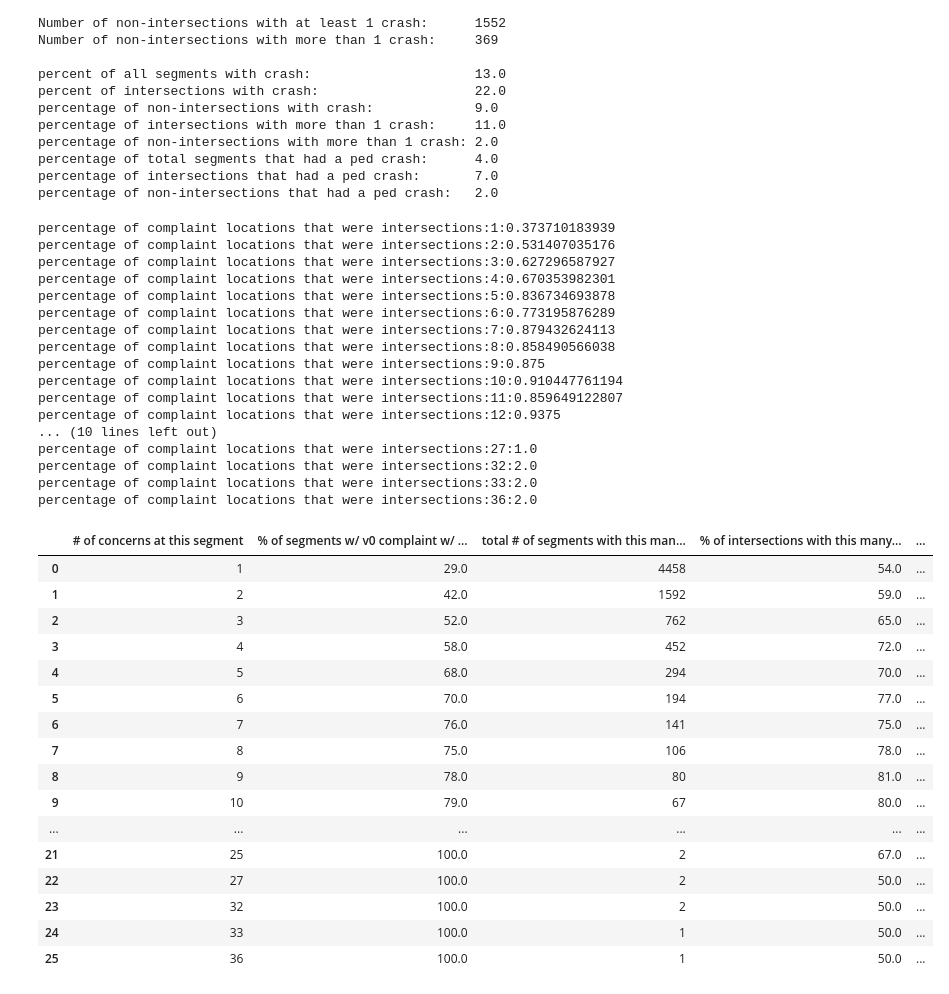
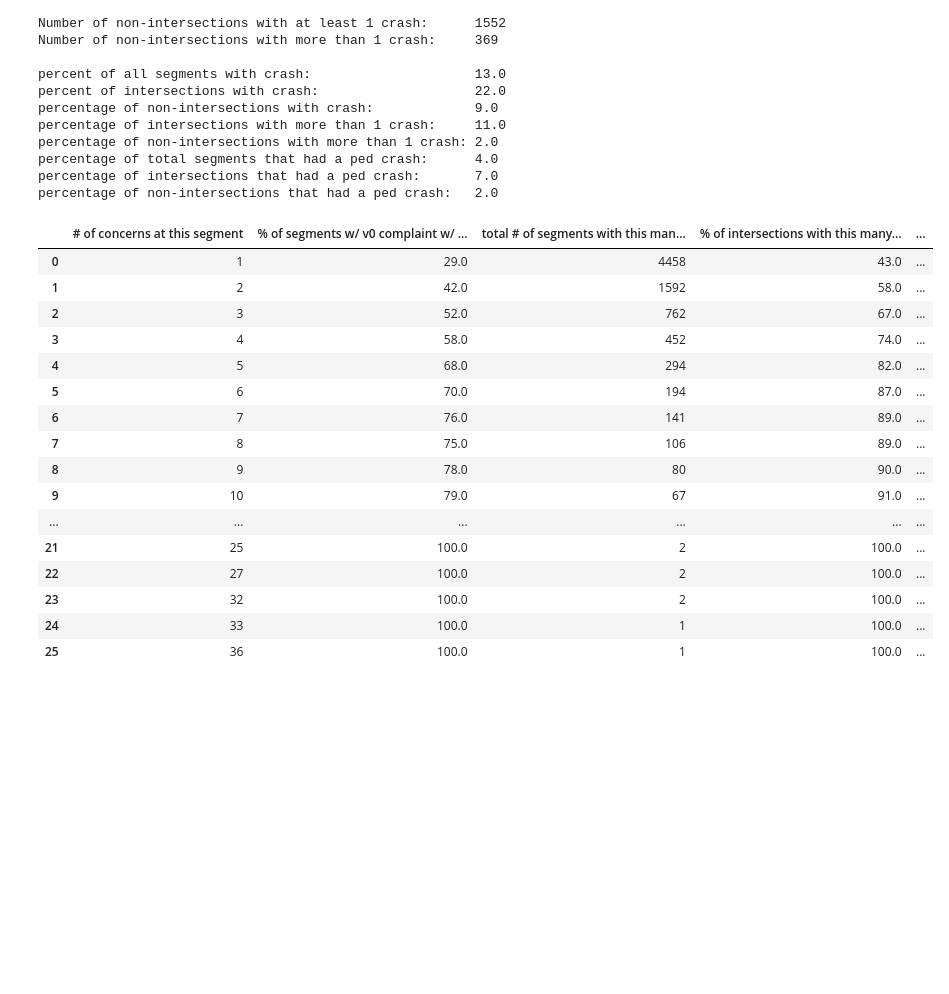
Before and after one commit to insight-lane/crash-model, a Jupyter notebook: src/data/sandbox/vision_zero_analysis.ipynb, the cells around one changed output. Drawn from its saved outputs; the diff is of its cells as text; code cells hidden in the pictures; blank space fills up the shorter version.

```diff
--- a/src/data/sandbox/vision_zero_analysis.ipynb
+++ b/src/data/sandbox/vision_zero_analysis.ipynb
@@ -169,7 +169,7 @@ for key, value in sorted_matching:
         'total': value['inter']['crash'] + value['inter']['no_crash'] \
             + value['non_inter']['crash'] + value['non_inter']['no_crash'],
         'crashes': value['inter']['crash'] + value['non_inter']['crash'],
-        'inters_total': value['inter']['crash'] + value['inter']['crash'], # Count of intersections with a concern
+        'inters_total': value['inter']['crash'] + value['inter']['no_crash'], # Count of intersections with a concern
         'inters_crashes': value['inter']['crash'],
         'non_inters_total': value['non_inter']['crash'] + value['non_inter']['no_crash'],
         'non_inters_crashes':  value['non_inter']['crash'],
@@ -184,69 +184,49 @@ for key, value in sorted_matching:
             counts['inters_crashes'] += value2['inter']['crash']
             counts['non_inters_total'] += value2['non_inter']['crash'] + value2['non_inter']['no_crash']
             counts['non_inters_crashes'] += value2['non_inter']['crash']
     total_percent_v0 = round(100 * float(counts['crashes'])/float(counts['total']))
     inter_percent_v0 = round(100 * float(counts['inters_crashes'])/float(counts['inters_total']))
     non_inter_percent_v0 = round((100 * float(counts['non_inters_crashes'])/float(counts['non_inters_total'])) if counts['non_inters_total'] else 0)
     results.append([
         key,
         total_percent_v0,
         counts['total'], # total count
         inter_percent_v0,
         counts['inters_total'], # total # of intersections with this many or more complaints
         non_inter_percent_v0,
         counts['non_inters_total'], # total # of non-intersections with this many or more complaints
         round(100 * float(counts['inters_total'])/float(counts['total']))
     ])
-    print
-    print 'percentage of complaint locations that were intersections:' + str(key) + ':' \
-            + str(float(counts['inters_total'])/float(counts['total']))
 
 
 pd.DataFrame(results, columns=[
     '# of concerns at this segment',
     '% of segments w/ v0 complaint w/ crash',
     'total # of segments with this many or more concerns',
     '% of intersections with this many or more concerns with a crash',
     '# of intersections with this many concerns',
     '% of non-intersections with this many concerns with a crash',
     '# of non-intersections with this many concerns',
     '% of these locations that were at an intersection'
 ])
 # %% [output]
-percentage of complaint locations that were intersections:1:0.373710183939
-percentage of complaint locations that were intersections:2:0.531407035176
-percentage of complaint locations that were intersections:3:0.627296587927
-percentage of complaint locations that were intersections:4:0.670353982301
-percentage of complaint locations that were intersections:5:0.836734693878
-percentage of complaint locations that were intersections:6:0.773195876289
-percentage of complaint locations that were intersections:7:0.879432624113
-percentage of complaint locations that were intersections:8:0.858490566038
-percentage of complaint locations that were intersections:9:0.875
-percentage of complaint locations that were intersections:10:0.910447761194
-percentage of complaint locations that were intersections:11:0.859649122807
-percentage of complaint locations that were intersections:12:0.9375
-... (10 lines left out)
-percentage of complaint locations that were intersections:27:1.0
-percentage of complaint locations that were intersections:32:2.0
-percentage of complaint locations that were intersections:33:2.0
-percentage of complaint locations that were intersections:36:2.0
 |  | # of concerns at this segment | % of segments w/ v0 complaint w/ ... | total # of segments with this man... | % of intersections with this many... | ... |
-| 0 | 1 | 29.0 | 4458 | 54.0 | ... |
-| 1 | 2 | 42.0 | 1592 | 59.0 | ... |
-| 2 | 3 | 52.0 | 762 | 65.0 | ... |
-| 3 | 4 | 58.0 | 452 | 72.0 | ... |
-| 4 | 5 | 68.0 | 294 | 70.0 | ... |
-| 5 | 6 | 70.0 | 194 | 77.0 | ... |
-| 6 | 7 | 76.0 | 141 | 75.0 | ... |
-| 7 | 8 | 75.0 | 106 | 78.0 | ... |
-| 8 | 9 | 78.0 | 80 | 81.0 | ... |
-| 9 | 10 | 79.0 | 67 | 80.0 | ... |
+| 0 | 1 | 29.0 | 4458 | 43.0 | ... |
+| 1 | 2 | 42.0 | 1592 | 58.0 | ... |
+| 2 | 3 | 52.0 | 762 | 67.0 | ... |
+| 3 | 4 | 58.0 | 452 | 74.0 | ... |
+| 4 | 5 | 68.0 | 294 | 82.0 | ... |
+| 5 | 6 | 70.0 | 194 | 87.0 | ... |
+| 6 | 7 | 76.0 | 141 | 89.0 | ... |
+| 7 | 8 | 75.0 | 106 | 89.0 | ... |
+| 8 | 9 | 78.0 | 80 | 90.0 | ... |
+| 9 | 10 | 79.0 | 67 | 91.0 | ... |
 | ... | ... | ... | ... | ... | ... |
-| 21 | 25 | 100.0 | 2 | 67.0 | ... |
-| 22 | 27 | 100.0 | 2 | 50.0 | ... |
-| 23 | 32 | 100.0 | 2 | 50.0 | ... |
-| 24 | 33 | 100.0 | 1 | 50.0 | ... |
-| 25 | 36 | 100.0 | 1 | 50.0 | ... |
+| 21 | 25 | 100.0 | 2 | 100.0 | ... |
+| 22 | 27 | 100.0 | 2 | 100.0 | ... |
+| 23 | 32 | 100.0 | 2 | 100.0 | ... |
+| 24 | 33 | 100.0 | 1 | 100.0 | ... |
+| 25 | 36 | 100.0 | 1 | 100.0 | ... |
 # %%
 # For intersections with a specific complaint type:
 #    what percentage had a crash?
```
Also changed, not shown: parts of 2 cells of this notebook.
